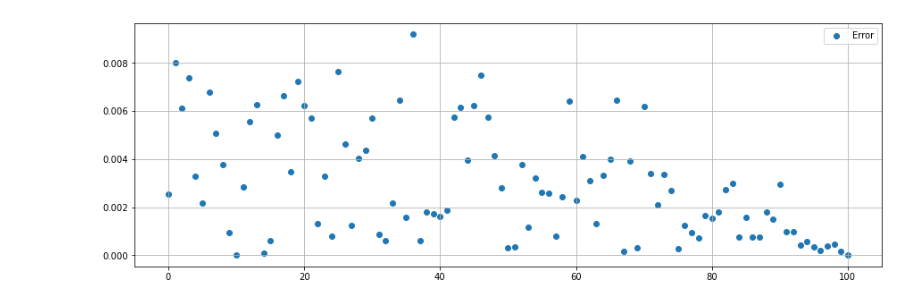
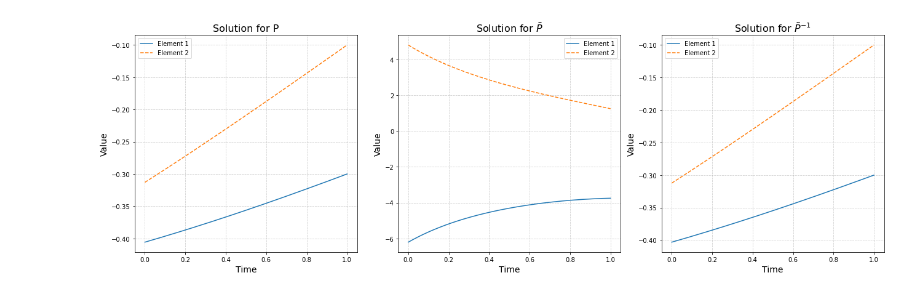
Before and after one commit to ivannkirev/Stochastic-Control-in-Mathematical-Finance, a Jupyter notebook: Runge_Kutta_Numerical_Solution/Runge_Kutta_solver.ipynb, the cells around one changed output. Drawn from its saved outputs; the diff is of its cells as text; code cells hidden in the pictures.

```diff
--- a/Runge_Kutta_Numerical_Solution/Runge_Kutta_solver.ipynb
+++ b/Runge_Kutta_Numerical_Solution/Runge_Kutta_solver.ipynb
@@ -470,13 +451,12 @@ parameters_RK = {
     "Q": np.array([[0.1, 0.2], [0.2, 0.1]]),
     'R': np.array([[0.1, 0.2], [0.2, 0.1]]),
     'S': np.array([[0.0, 0.0], [0.0, 0.0]]),
-    'A': np.array([[0.0, 0.4], [0.4, 0.0]]),
+    'A': np.array([[0.0, 0.1], [0.1, 0.0]]),
     'B': np.array([[0.3, 0.0], [0.0, 0.3]]),
-    'C': np.array([[0.3, 0.2], [0.2, 0.3]]),
-    'D': np.array([[0.2, 0.1], [0.1, 0.2]]),
+    'C': np.array([[0.0, 0.2], [0.2, 0.0]]),
+    'D': np.array([[0.2, 0.0], [0.0, 0.2]]),
     'G': np.array([[0.3, 0.1], [0.1, 0.3]]),
-    'L': np.array([[0.3], [0.1]]),
-    'N': 100,
+    'L': np.array([[0.1], [0.1]]),
+    'N': 200,
 }
-
 ode_solver = Runge_Kutta_Solver(parameters_RK)
@@ -547,8 +463,45 @@ plt.show()
-# %%
-plt.figure(figsize=(15, 5))
-plt.scatter(range(len(abs(V_primal - V_dual))), abs(V_primal - V_dual), label="Error")
-plt.legend()
-plt.grid()
-plt.show()
-# %% [output]
-[figure, removed]
+# %%
+P_tilde_inv = np.zeros_like(ode_solver.P_tilde_solution)
+for i in range(ode_solver.P_tilde_solution.shape[0]):
+    P_tilde_inv[i] = np.linalg.inv(ode_solver.P_tilde_solution[i])
+
+fig, axs = plt.subplots(nrows=1, ncols=3, figsize=(18, 6))
+
+# customize the line style and width
+line_styles = ['-', '--']
+line_width = 1.5
+
+# Plot P (first two elements)
+P_values = np.reshape(ode_solver.P_solution, (ode_solver.N+1, 4))
+for i in range(2):  # Only take the first two elements
+    axs[0].plot(ode_solver.time, P_values[:, i], line_styles[i], linewidth=line_width, label=f'Element {i+1}')
+axs[0].set_title('Solution for P', fontsize=16)
+axs[0].set_xlabel('Time', fontsize=14)
+axs[0].set_ylabel('Value', fontsize=14)
+axs[0].grid(True, linestyle='--', alpha=0.6)
+axs[0].legend()
+
+# Plot P_tilde (first two elements)
+P_tilde_values = np.reshape(ode_solver.P_tilde_solution, (ode_solver.N+1, 4))
+for i in range(2):  # Only take the first two elements
+    axs[1].plot(ode_solver.time, P_tilde_values[:, i], line_styles[i], linewidth=line_width, label=f'Element {i+1}')
+axs[1].set_title(r'Solution for $\tilde{P}$', fontsize=16)
+axs[1].set_xlabel('Time', fontsize=14)
+axs[1].set_ylabel('Value', fontsize=14)
+axs[1].grid(True, linestyle='--', alpha=0.6)
+axs[1].legend()
+
+# Plot P_tilde_inverse (first two elements)
+P_tilde_inv_values = np.reshape(P_tilde_inv, (ode_solver.N+1, 4))
+for i in range(2):  # Only take the first two elements
+    axs[2].plot(ode_solver.time, P_tilde_inv_values[:, i], line_styles[i], linewidth=line_width, label=f'Element {i+1}')
+axs[2].set_title(r'Solution for $\tilde{P}^{-1}$', fontsize=16)
+axs[2].set_xlabel('Time', fontsize=14)
+axs[2].set_ylabel('Value', fontsize=14)
+axs[2].grid(True, linestyle='--', alpha=0.6)
+axs[2].legend()
+
+plt.tight_layout()
+plt.show()
+# %% [output]
+[figure, added]
```
Also changed, not shown: parts of 5 cells of this notebook, 5 other files.
